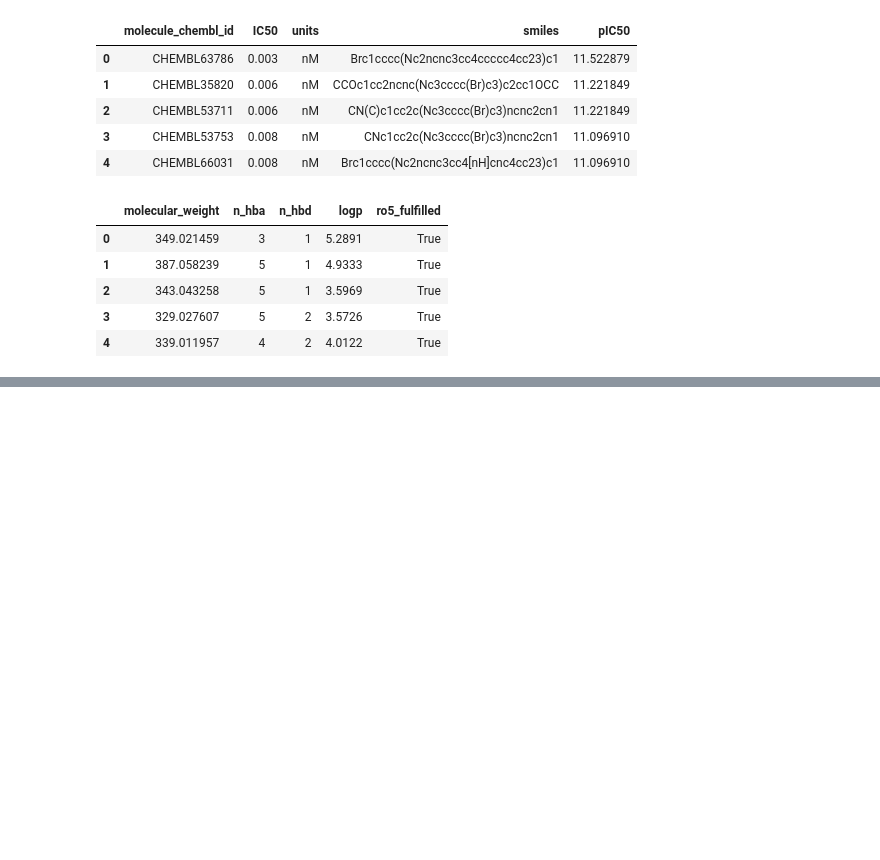
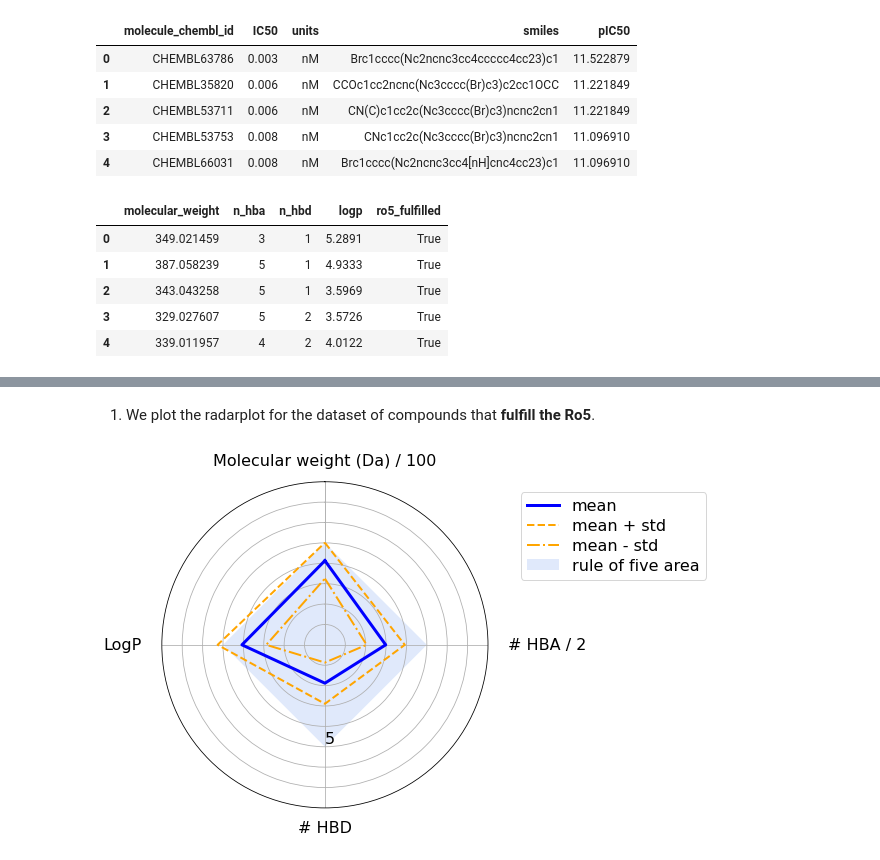
Before and after one commit to volkamerlab/teachopencadd, a Jupyter notebook: teachopencadd/talktorials/002_compound_adme/talktorial.ipynb, the cells around one changed output, grey strips where cells are left out. Cells and saved outputs as stored; diff of their text form; code cells hidden in the pictures; blank space fills up the shorter version.

Commit message:
Refactor radar plot part

```diff
--- a/teachopencadd/talktorials/002_compound_adme/talktorial.ipynb
+++ b/teachopencadd/talktorials/002_compound_adme/talktorial.ipynb
@@ -481,0 +363,26 @@ There are webservers/programmes available to get a whole picture of ADME propert
+# %%
+def _scale_by_thresholds(stats, thresholds, scaled_threshold):
+    """
+    Scale values for different properties that have each an individually defined threshold.
+
+    Parameters
+    ----------
+    stats : pd.DataFrame
+        Dataframe with "mean" and "std" (columns) for each physicochemical property (rows).
+    thresholds : dict of str: int
+        Thresholds defined for each property.
+    scaled_threshold : int or float
+        Scaled thresholds across all properties.
+
+    Returns
+    -------
+    pd.DataFrame
+        DataFrame with scaled means and standard deviations for each physiochemical property.
+    """
+    # Raise error if scaling keys and data_stats indicies are not matching
+    for property_name in stats.index:
+        if property_name not in thresholds.keys():
+            raise KeyError(f"Add property '{property_name}' to scaling variable.")
+    # Scale property data
+    stats_scaled = stats.apply(lambda x: x / thresholds[x.name] * scaled_threshold, axis=1)
+    return stats_scaled
@@ -481,0 +392,6 @@ There are webservers/programmes available to get a whole picture of ADME propert
+# %%
+def _define_radial_axes_angles(n_axes):
+    """Define angles (radians) for radial (x-) axes depending on the number of axes."""
+    x_angles = [i / float(n_axes) * 2 * math.pi for i in range(n_axes)]
+    x_angles += x_angles[:1]
+    return x_angles
@@ -481,0 +497,16 @@ There are webservers/programmes available to get a whole picture of ADME propert
+# %%
+thresholds = {
+    "molecular_weight": 500,
+    "n_hba": 10,
+    "n_hbd": 5,
+    "logp": 5
+}
+scaled_threshold = 5
+properties_labels = ["Molecular weight (Da) / 100", '# HBA / 2', "# HBD", "LogP"]
+y_max = 8
+# %% [markdown]
+1. We plot the radarplot for the dataset of compounds that __fulfill the Ro5__.
+# %%
+plot_radar(molecules_ro5_fulfilled_stats, thresholds, scaled_threshold, properties_labels, y_max)
+# %% [output]
+[figure, added]
```
Also changed, not shown: parts of 46 cells of this notebook.
